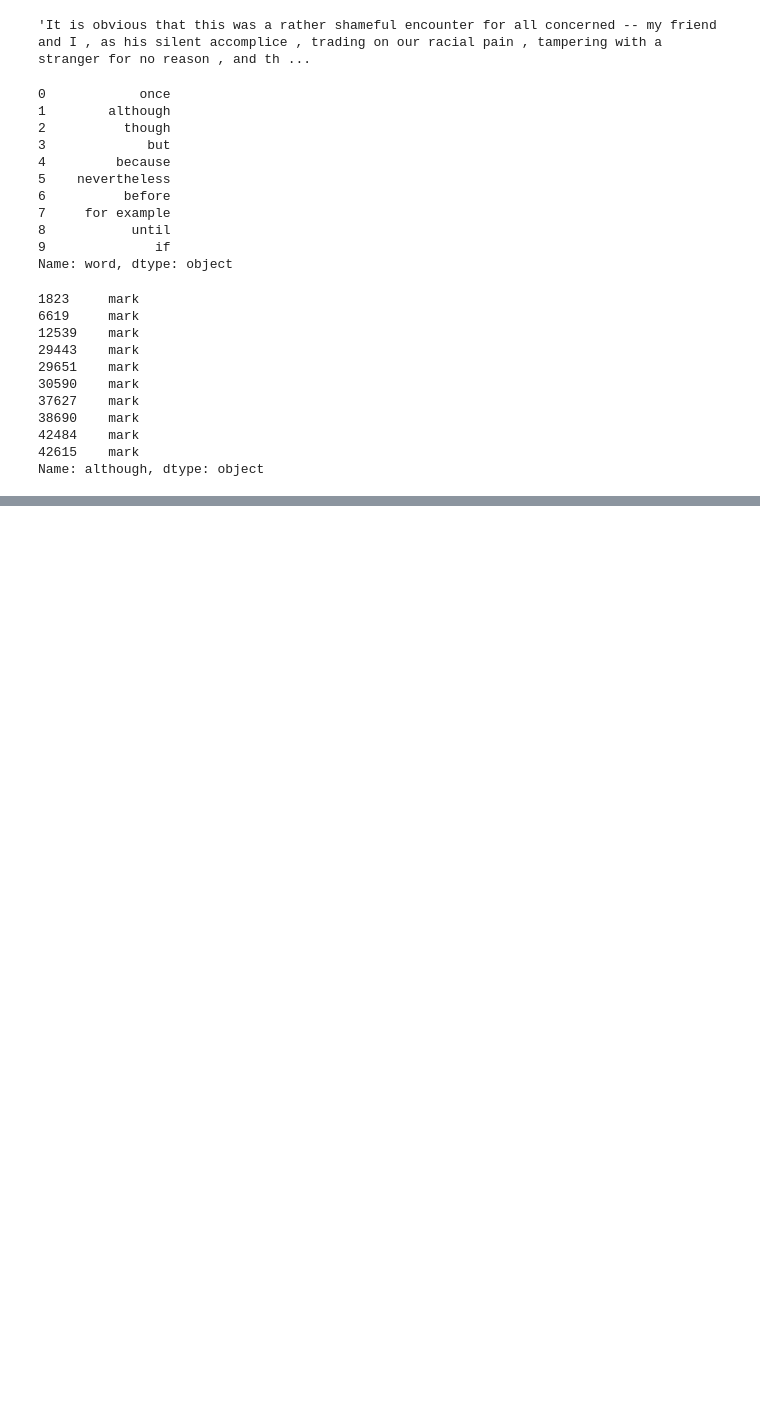
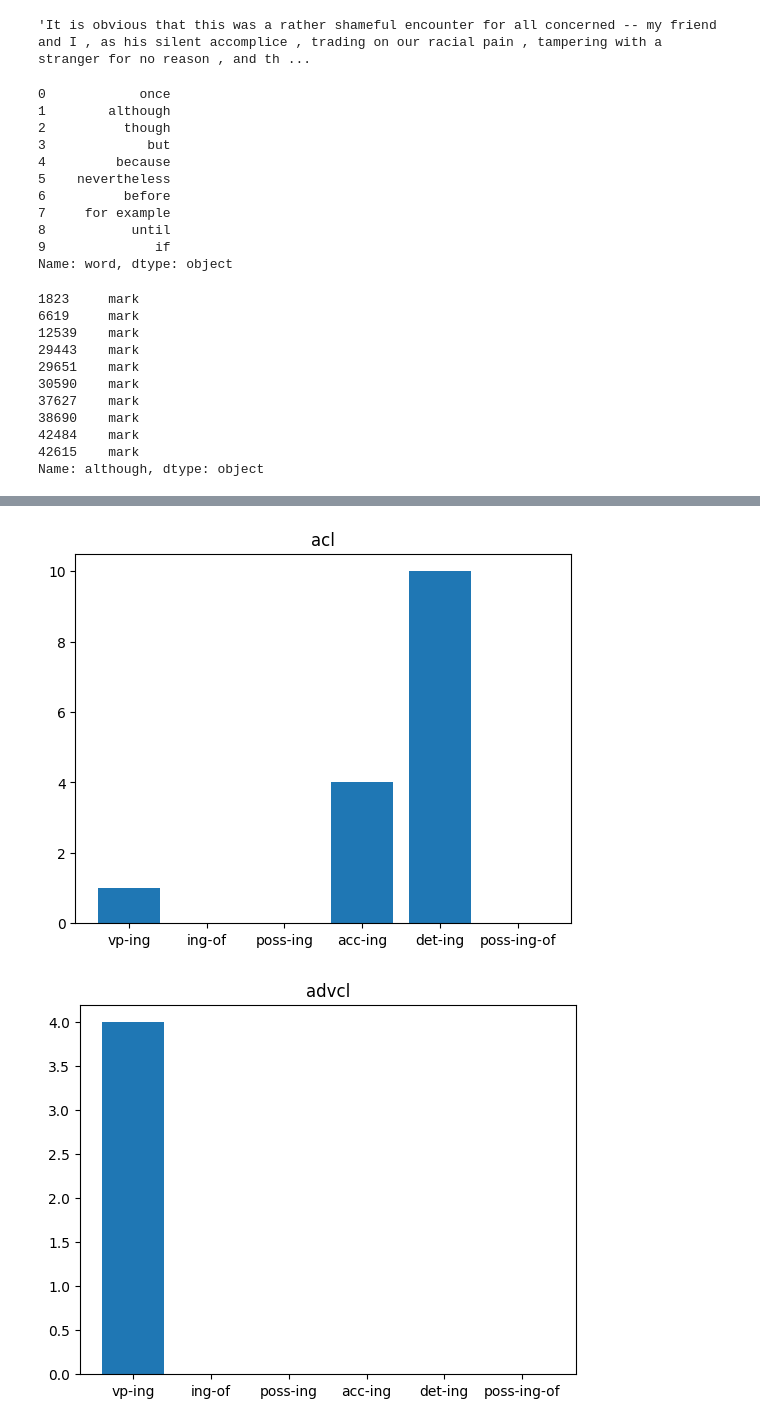
Before and after one commit to varvind830/lingustics-project, a Jupyter notebook: connectives.ipynb, the cells around one changed output, grey strips where cells are left out. Cells and saved outputs as stored; diff of their text form; code cells hidden in the pictures; blank space fills up the shorter version.

```diff
--- a/connectives.ipynb
+++ b/connectives.ipynb
@@ -335,0 +565,37 @@ for word in common_words['word']:
+# %%
+dep_list = [
+ 'acl',
+ 'advcl',
+ 'advmod',
+ 'amod',
+ 'case',
+ 'cc',
+ 'ccomp',
+ 'conj',
+ 'fixed',
+ 'mark',
+ 'nmod',
+ 'nsubj',
+ 'obj',
+ 'obl']
+# %%
+dep_counts = {}
+for d in dep_list:
+    dep_counts[d] = {}
+    for t in gerund_types:
+        dep_counts[d][t] = 0
+for index, row in p_data.iterrows():
+    for conn in connectives['word']:
+        if row[conn] != '':
+            dep_counts[row[conn]][row['type']] += 1
+# %%
+for d in dep_list:
+    h = []
+    for t in gerund_types:
+        h.append(dep_counts[d][t])
+    plt.figure()
+    plt.bar(gerund_types, h)
+    plt.title(d)
+# %% [output]
+[figure, added]
+[figure, added]
```
Also changed, not shown: parts of 27 cells of this notebook.
